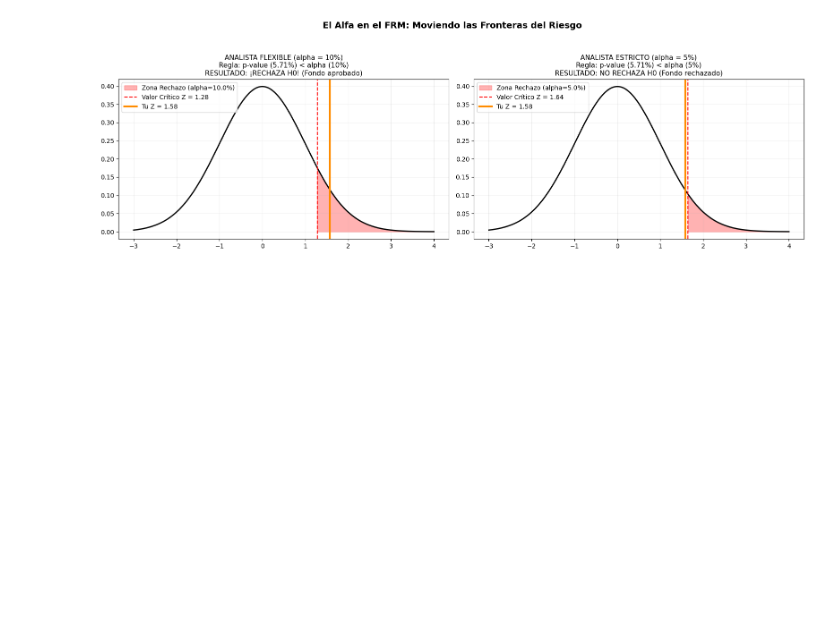
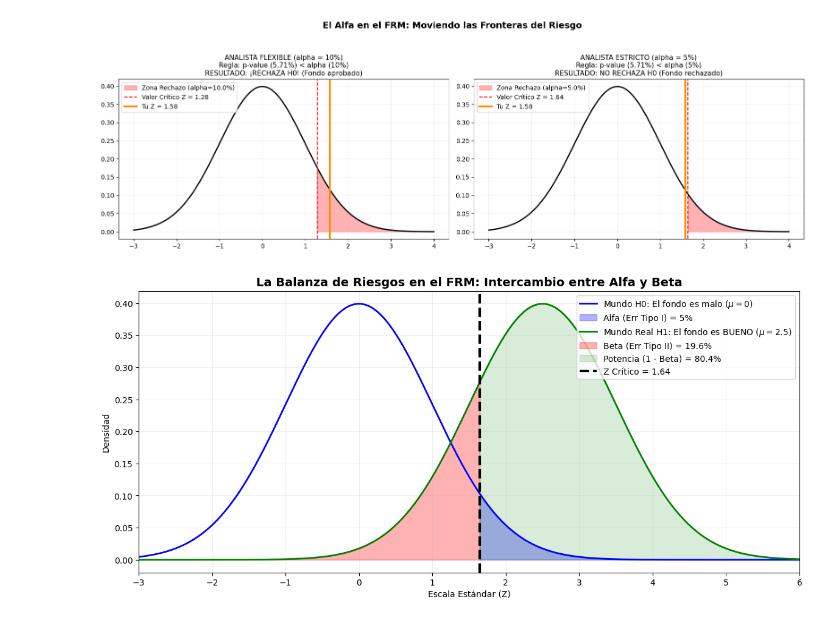
Before and after one commit to ADRIANVM117/quant-research-notes, a Jupyter notebook: quant_analysis/hyphotesis_testing.ipynb, the cells around one changed output. Drawn from its saved outputs; the diff is of its cells as text; code cells hidden in the pictures; blank space fills up the shorter version.

Commit message:
Entendiendo z critico

```diff
--- a/quant_analysis/hyphotesis_testing.ipynb
+++ b/quant_analysis/hyphotesis_testing.ipynb
@@ -453,3 +453,57 @@ plt.tight_layout()
 plt.show()
 # %% [output]
 [figure]
+# %%
+import numpy as np
+import scipy.stats as stats
+import matplotlib.pyplot as plt
+
+# Configuramos dos mundos:
+# Mundo 1 (Azul): H0 es cierta (Media = 0)
+mu_0 = 0
+se = 1  # Trabajamos en escala estandarizada Z directamente
+
+# Mundo 2 (Verde): H1 es la verdadera realidad (El fondo SÍ es bueno y su media real Z es 2.5)
+mu_1 = 2.5
+
+# Definimos el Alfa (Rigor del analista)
+alpha = 0.05
+z_critico = stats.norm.ppf(1 - alpha)  # Esto da 1.64
+
+# Calcular Beta (Error Tipo I: Área de H1 que cae a la izquierda del Z crítico)
+beta = stats.norm.cdf(z_critico, loc=mu_1, scale=se)
+potencia = 1 - beta
+
+# Graficar las dos realidades enfrentadas
+plt.figure(figsize=(14, 6))
+x = np.linspace(-3, 6, 1000)
+
+# 1. Curva de la Teoría H0
+plt.plot(x, stats.norm.pdf(x, mu_0, se), color='blue', lw=2, label='Mundo H0: El fondo es malo ($\mu=0$)')
+# Sombrear Alfa (Error Tipo I)
+x_alpha = np.linspace(z_critico, 4, 200)
+plt.fill_between(x_alpha, stats.norm.pdf(x_alpha, mu_0, se), color='blue', alpha=0.3, label=f'Alfa (Err Tipo I) = {alpha*100:.0f}%')
+
+# 2. Curva de la Realidad H1
+plt.plot(x, stats.norm.pdf(x, mu_1, se), color='green', lw=2, label='Mundo Real H1: El fondo es BUENO ($\mu=2.5$)')
+# Sombrear Beta (Error Tipo II)
+x_beta = np.linspace(-3, z_critico, 200)
+plt.fill_between(x_beta, stats.norm.pdf(x_beta, mu_1, se), color='red', alpha=0.3, label=f'Beta (Err Tipo II) = {beta*100:.1f}%')
+# Sombrear Potencia de la Prueba
+x_potencia = np.linspace(z_critico, 6, 200)
+plt.fill_between(x_potencia, stats.norm.pdf(x_potencia, mu_1, se), color='green', alpha=0.15, label=f'Potencia (1 - Beta) = {potencia*100:.1f}%')
+
+# LA FRONTERA: El Z Crítico
+plt.axvline(z_critico, color='black', linestyle='--', lw=3, label=f'Z Crítico = {z_critico:.2f}')
+
+# Detalles
+plt.title("La Balanza de Riesgos en el FRM: Intercambio entre Alfa y Beta", fontsize=14, fontweight='bold')
+plt.xlabel("Escala Estándar (Z)")
+plt.ylabel("Densidad")
+plt.legend(loc='upper right', fontsize=10)
+plt.grid(alpha=0.2)
+plt.xlim(-3, 6)
+
+plt.show()
+# %% [output]
+[figure, added]
```
